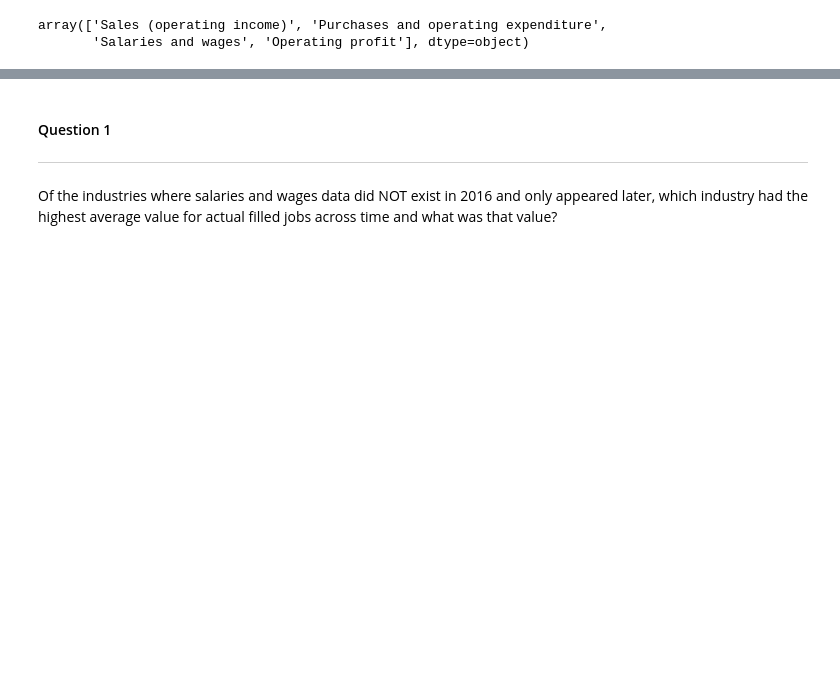
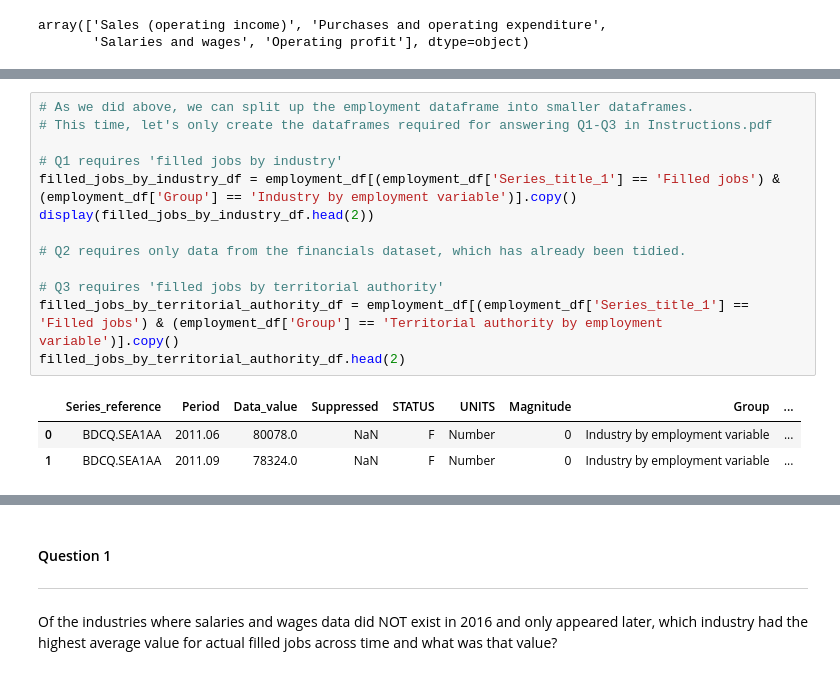
Before and after one commit to marcusbuckland/mle, a Jupyter notebook: notebook.ipynb, the cells around one changed output, grey strips where cells are left out. Cells and saved outputs as stored; diff of their text form; blank space fills up the shorter version.

```diff
--- a/notebook.ipynb
+++ b/notebook.ipynb
@@ -271,0 +306,17 @@ array(['Sales (operating income)', 'Purchases and operating expenditure',
+# %%
+# As we did above, we can split up the employment dataframe into smaller dataframes.
+# This time, let's only create the dataframes required for answering Q1-Q3 in Instructions.pdf
+
+# Q1 requires 'filled jobs by industry'
+filled_jobs_by_industry_df = employment_df[(employment_df['Series_title_1'] == 'Filled jobs') & (employment_df['Group'] == 'Industry by employment variable')].copy()
+display(filled_jobs_by_industry_df.head(2))
+
+# Q2 requires only data from the financials dataset, which has already been tidied.
+
+# Q3 requires 'filled jobs by territorial authority'
+filled_jobs_by_territorial_authority_df = employment_df[(employment_df['Series_title_1'] == 'Filled jobs') & (employment_df['Group'] == 'Territorial authority by employment variable')].copy()
+filled_jobs_by_territorial_authority_df.head(2)
+# %% [output]
+|  | Series_reference | Period | Data_value | Suppressed | STATUS | UNITS | Magnitude | Group | ... |
+| 0 | BDCQ.SEA1AA | 2011.06 | 80078.0 | NaN | F | Number | 0 | Industry by employment variable | ... |
+| 1 | BDCQ.SEA1AA | 2011.09 | 78324.0 | NaN | F | Number | 0 | Industry by employment variable | ... |
```
Also changed, not shown: parts of 10 cells of this notebook.
